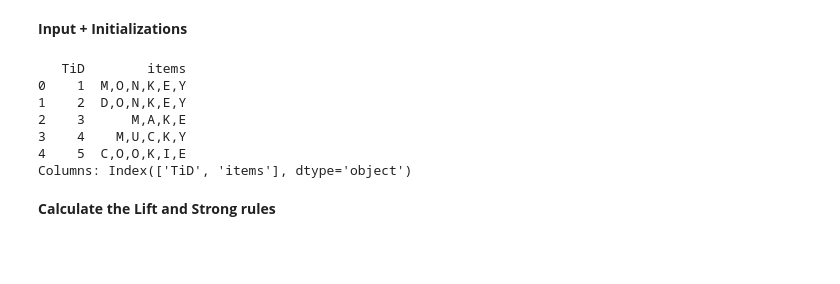
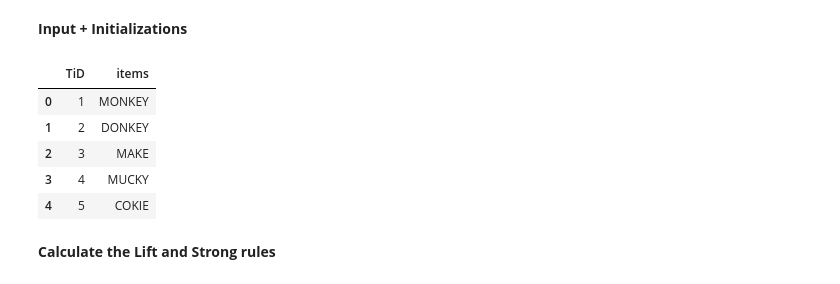
Before and after one commit to Bbo-91/Apriori-Algorithm, a Jupyter notebook: Apriori_Implementation.ipynb, the cells around one changed output. Saved outputs shown, nothing was run; the diff lists cells and outputs as text; code cells hidden in the pictures; blank space fills up the shorter version.

```diff
--- a/Apriori_Implementation.ipynb
+++ b/Apriori_Implementation.ipynb
@@ -3,41 +3,41 @@
 # %%
 import pandas as pd
 from collections import Counter
 import matplotlib.pyplot as plt
 
-# load the Excel file
+
 file_path = 'Horizontal_Format.xlsx'
 data = pd.read_excel(file_path)
 
-print(data.head())
-print("Columns:", data.columns)
 
 transaction_id_col = 'TiD'
 items_col = 'items'
 
-# used to FILTER items into indvisual letters/objects
-transactions = data[items_col].apply(lambda x: x.split(','))
+data["items"] = data["items"].apply(lambda x: "".join(dict.fromkeys(x)))
+data["items"] = data["items"].str.replace(",","")
 
-# prepare transactions as a list of lists with transaction IDs
+transactions = data["items"].apply(lambda x: list(x))
+
+
 processed_data = list(zip(data[transaction_id_col], transactions))
 
 min_support = float(input("Enter the minimum support count (e.g., 2): "))
 min_confidence = float(input("Enter the minimum confidence threshold (e.g., 0.8): "))
 
-# validate inputs
+
 if min_support <= 0:
     raise ValueError("Minimum support count must be greater than 0.")
 if not (0 < min_confidence <= 1):
     raise ValueError("Minimum confidence must be between 0 and 1.")
 s = min_support * len(data)
+data
 # %% [output]
-   TiD        items
-0    1  M,O,N,K,E,Y
-1    2  D,O,N,K,E,Y
-2    3      M,A,K,E
-3    4    M,U,C,K,Y
-4    5  C,O,O,K,I,E
-Columns: Index(['TiD', 'items'], dtype='object')
+|  | TiD | items |
+| 0 | 1 | MONKEY |
+| 1 | 2 | DONKEY |
+| 2 | 3 | MAKE |
+| 3 | 4 | MUCKY |
+| 4 | 5 | COKIE |
 # %% [markdown]
 **Calculate the Lift and Strong rules**
 # %%
```
Also changed, not shown: parts of 9 cells of this notebook.
